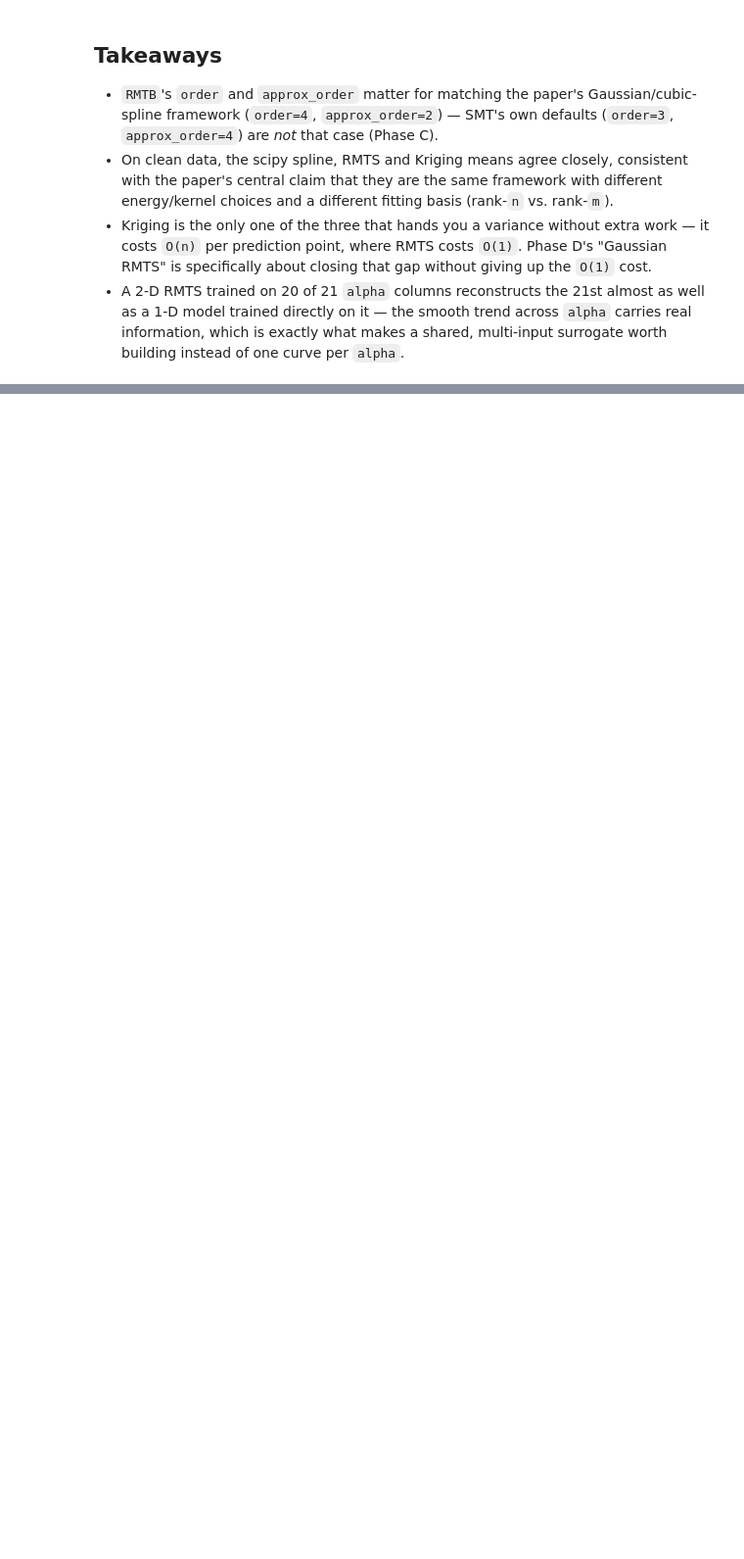
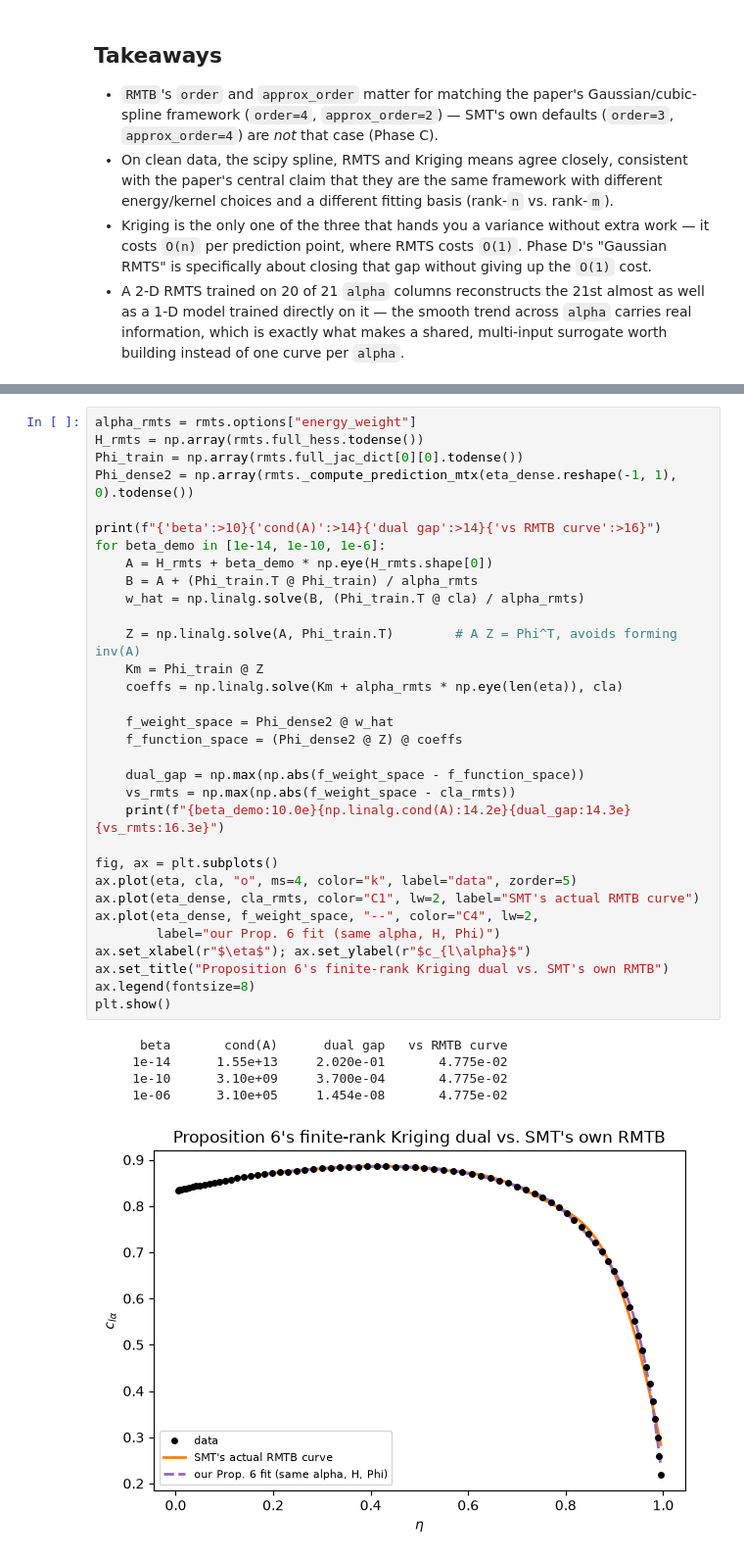
Before and after one commit to nomad-vagabond/krig-splines, a Jupyter notebook: notebooks/smt_skills_cla_eta.ipynb, the cells around one changed output, grey strips where cells are left out. Shown at 98% size. Drawn from its saved outputs; the diff is of its cells as text; blank space fills up the shorter version.

```diff
--- a/notebooks/smt_skills_cla_eta.ipynb
+++ b/notebooks/smt_skills_cla_eta.ipynb
@@ -389,0 +475,38 @@ plt.show()
+# %%
+alpha_rmts = rmts.options["energy_weight"]
+H_rmts = np.array(rmts.full_hess.todense())
+Phi_train = np.array(rmts.full_jac_dict[0][0].todense())
+Phi_dense2 = np.array(rmts._compute_prediction_mtx(eta_dense.reshape(-1, 1), 0).todense())
+
+print(f"{'beta':>10}{'cond(A)':>14}{'dual gap':>14}{'vs RMTB curve':>16}")
+for beta_demo in [1e-14, 1e-10, 1e-6]:
+    A = H_rmts + beta_demo * np.eye(H_rmts.shape[0])
+    B = A + (Phi_train.T @ Phi_train) / alpha_rmts
+    w_hat = np.linalg.solve(B, (Phi_train.T @ cla) / alpha_rmts)
+
+    Z = np.linalg.solve(A, Phi_train.T)        # A Z = Phi^T, avoids forming inv(A)
+    Km = Phi_train @ Z
+    coeffs = np.linalg.solve(Km + alpha_rmts * np.eye(len(eta)), cla)
+
+    f_weight_space = Phi_dense2 @ w_hat
+    f_function_space = (Phi_dense2 @ Z) @ coeffs
+
+    dual_gap = np.max(np.abs(f_weight_space - f_function_space))
+    vs_rmts = np.max(np.abs(f_weight_space - cla_rmts))
+    print(f"{beta_demo:10.0e}{np.linalg.cond(A):14.2e}{dual_gap:14.3e}{vs_rmts:16.3e}")
+
+fig, ax = plt.subplots()
+ax.plot(eta, cla, "o", ms=4, color="k", label="data", zorder=5)
+ax.plot(eta_dense, cla_rmts, color="C1", lw=2, label="SMT's actual RMTB curve")
+ax.plot(eta_dense, f_weight_space, "--", color="C4", lw=2,
+        label="our Prop. 6 fit (same alpha, H, Phi)")
+ax.set_xlabel(r"$\eta$"); ax.set_ylabel(r"$c_{l\alpha}$")
+ax.set_title("Proposition 6's finite-rank Kriging dual vs. SMT's own RMTB")
+ax.legend(fontsize=8)
+plt.show()
+# %% [output]
+      beta       cond(A)      dual gap   vs RMTB curve
+     1e-14      1.55e+13     2.020e-01       4.775e-02
+     1e-10      3.10e+09     3.700e-04       4.775e-02
+     1e-06      3.10e+05     1.454e-08       4.775e-02
+[figure, added]
```
Also changed, not shown: parts of 5 cells of this notebook.
